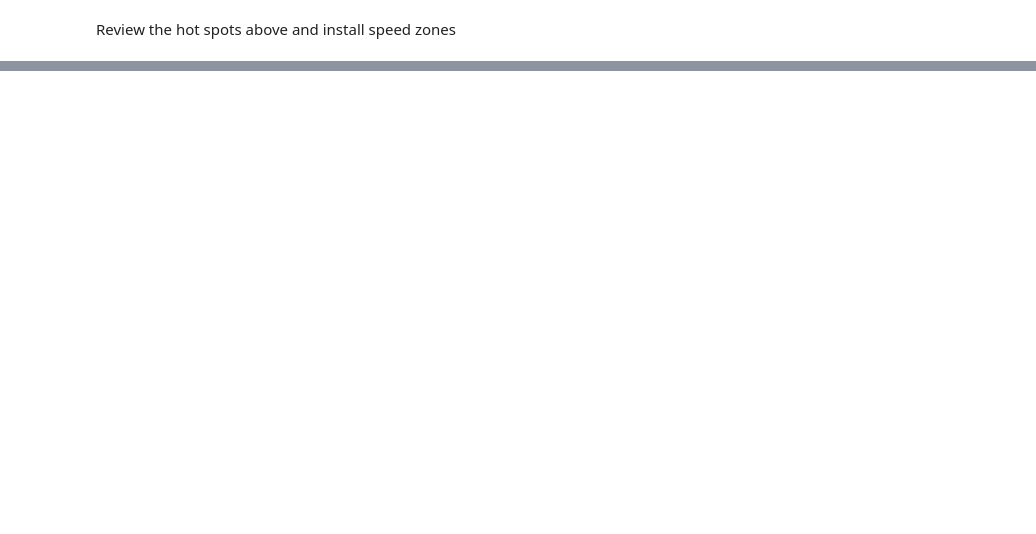
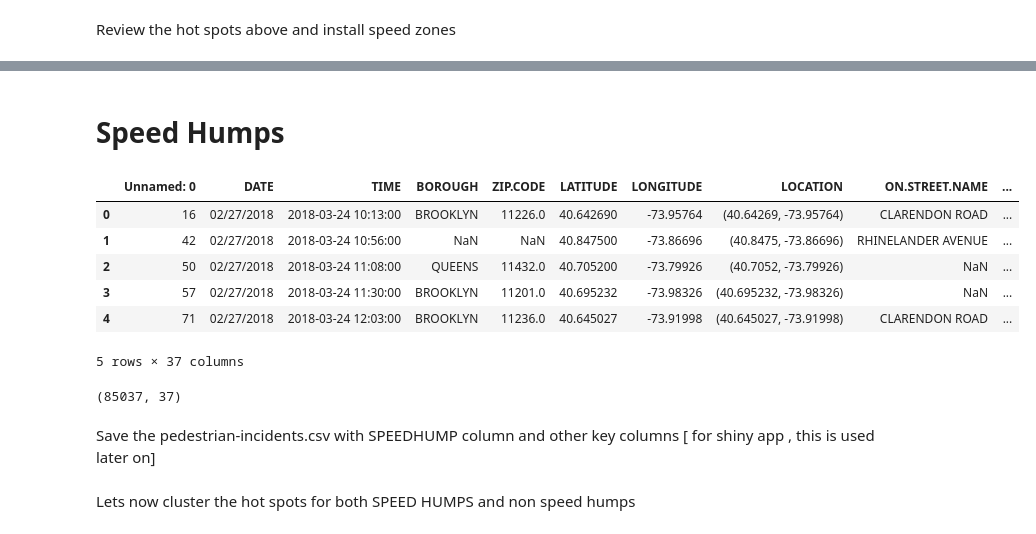
Before and after one commit to psumank/DATA698, a Jupyter notebook: Model/pedestrian_incidents_clustering_analysis.ipynb, the cells around one changed output, grey strips where cells are left out. Saved outputs shown, nothing was run; the diff lists cells and outputs as text; code cells hidden in the pictures; blank space fills up the shorter version.

```diff
--- a/Model/pedestrian_incidents_clustering_analysis.ipynb
+++ b/Model/pedestrian_incidents_clustering_analysis.ipynb
@@ -314,0 +347,14 @@ inline(buildFoliumMap(rsnsz))
+# %% [markdown]
+# Speed Humps
+# %%
+dfpred_speedhumps = pd.read_pickle('pedestrians_speedhumps.pkl')
+# %%
+dfpred_speedhumps.head()
+# %% [output]
+|  | Unnamed: 0 | DATE | TIME | BOROUGH | ZIP.CODE | LATITUDE | LONGITUDE | LOCATION | ON.STREET.NAME | ... |
+| 0 | 16 | 02/27/2018 | 2018-03-24 10:13:00 | BROOKLYN | 11226.0 | 40.642690 | -73.95764 | (40.64269, -73.95764) | CLARENDON ROAD | ... |
+| 1 | 42 | 02/27/2018 | 2018-03-24 10:56:00 | NaN | NaN | 40.847500 | -73.86696 | (40.8475, -73.86696) | RHINELANDER AVENUE | ... |
+| 2 | 50 | 02/27/2018 | 2018-03-24 11:08:00 | QUEENS | 11432.0 | 40.705200 | -73.79926 | (40.7052, -73.79926) | NaN | ... |
+| 3 | 57 | 02/27/2018 | 2018-03-24 11:30:00 | BROOKLYN | 11201.0 | 40.695232 | -73.98326 | (40.695232, -73.98326) | NaN | ... |
+| 4 | 71 | 02/27/2018 | 2018-03-24 12:03:00 | BROOKLYN | 11236.0 | 40.645027 | -73.91998 | (40.645027, -73.91998) | CLARENDON ROAD | ... |
+5 rows × 37 columns
@@ -314,0 +364,6 @@ inline(buildFoliumMap(rsnsz))
+# %%
+dfpred_speedhumps.shape
+# %% [output]
+(85037, 37)
+# %% [markdown]
+Save the pedestrian-incidents.csv with SPEEDHUMP column and other key columns [ for shiny app , this is used later on]
@@ -314,0 +377,2 @@ inline(buildFoliumMap(rsnsz))
+# %% [markdown]
+Lets now cluster the hot spots for both SPEED HUMPS and non speed humps
```
Also changed, not shown: parts of 52 cells of this notebook, 3 other files.
